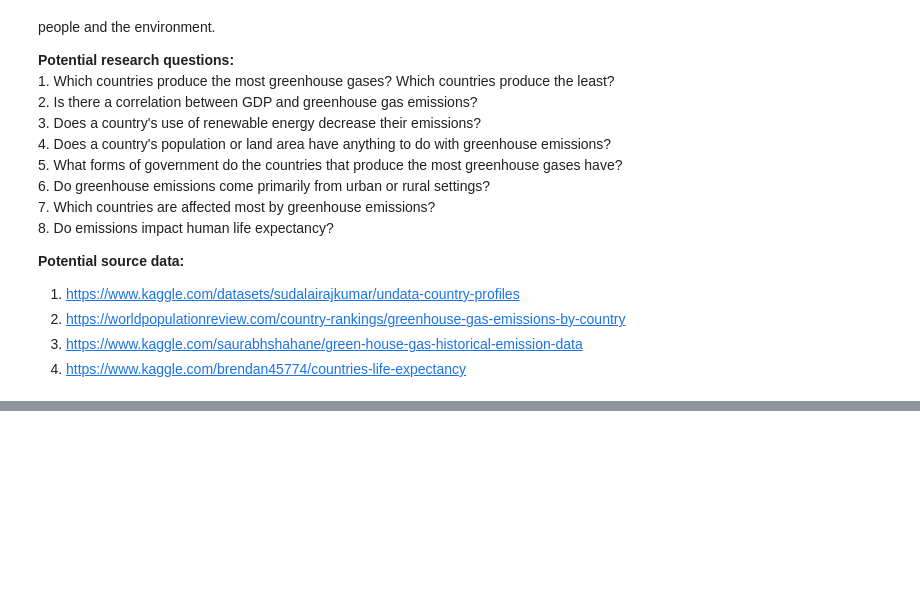
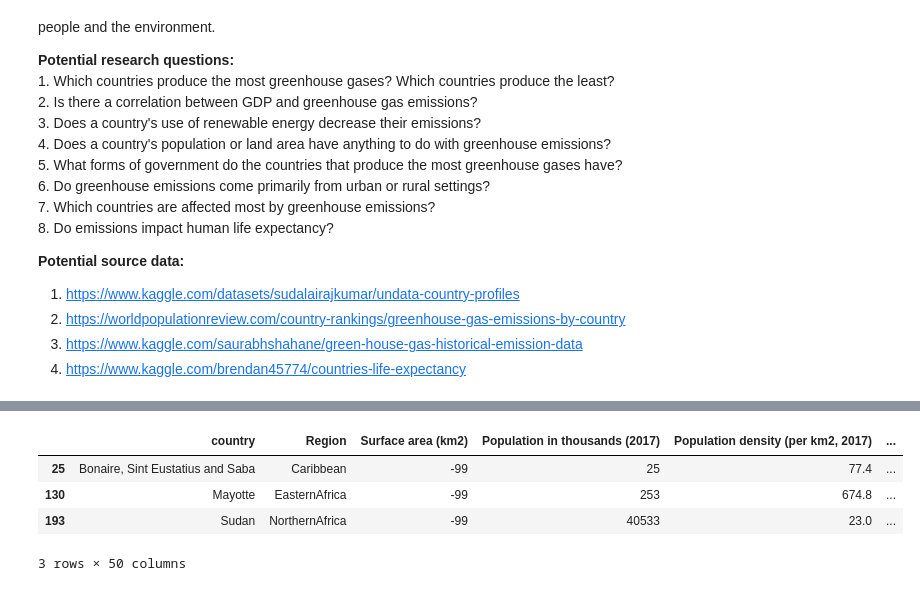
Before and after one commit to melotic/cs3654-project, a Jupyter notebook: Project1.ipynb, the cells around one changed output, grey strips where cells are left out. Cells and saved outputs as stored; diff of their text form; code cells hidden in the pictures; blank space fills up the shorter version.

```diff
--- a/Project1.ipynb
+++ b/Project1.ipynb
@@ -27,0 +82,9 @@ Team member names and PIDs: Atharva Haldankar (ahaldankar), Fairuz Ahmed (ahfair
+# %%
+# TODO: Maybe interpolate or replace the country surface area with data pulled from other sources
+clean[clean['Surface area (km2)'] < 0]
+# %% [output]
+|  | country | Region | Surface area (km2) | Population in thousands (2017) | Population density (per km2, 2017) | ... |
+| 25 | Bonaire, Sint Eustatius and Saba | Caribbean | -99 | 25 | 77.4 | ... |
+| 130 | Mayotte | EasternAfrica | -99 | 253 | 674.8 | ... |
+| 193 | Sudan | NorthernAfrica | -99 | 40533 | 23.0 | ... |
+3 rows × 50 columns
```
Also changed, not shown: parts of 11 cells of this notebook, 1 other file.
